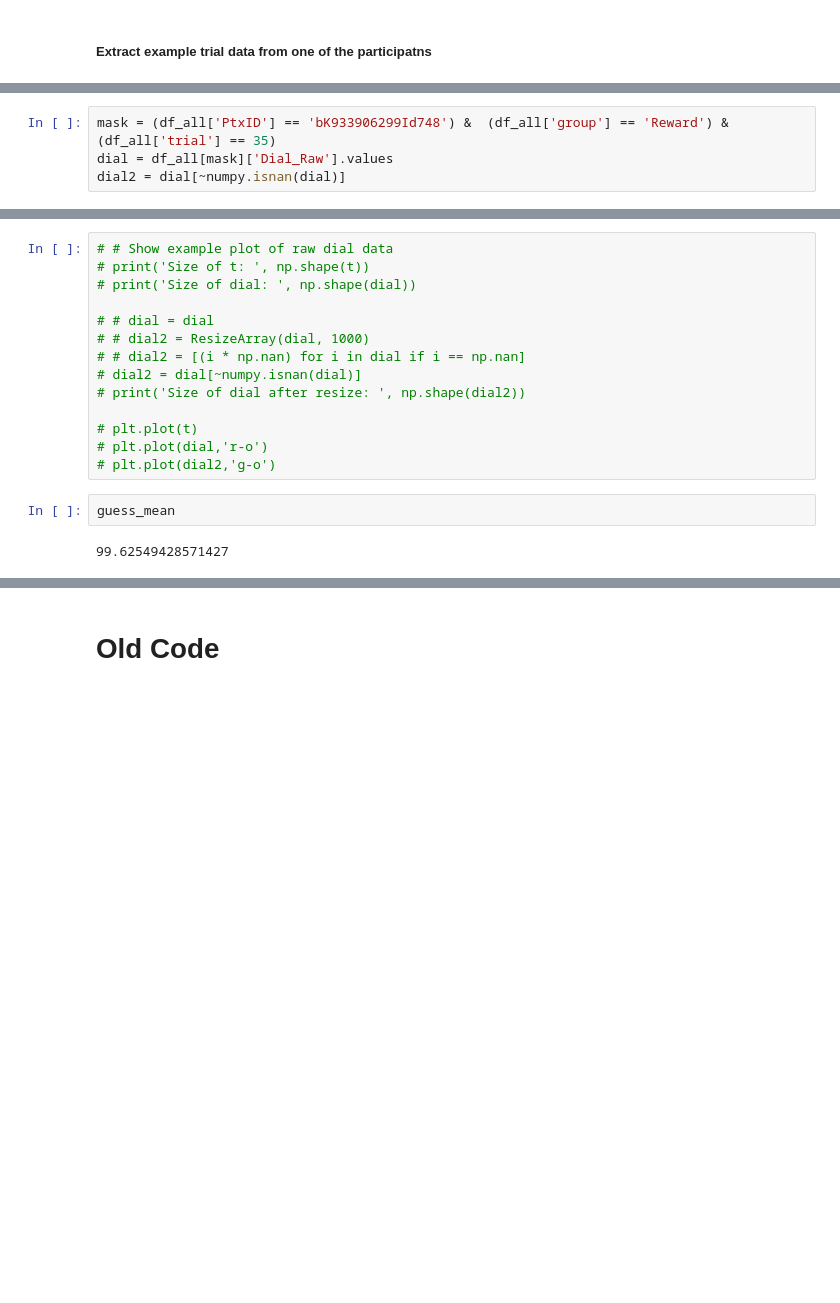
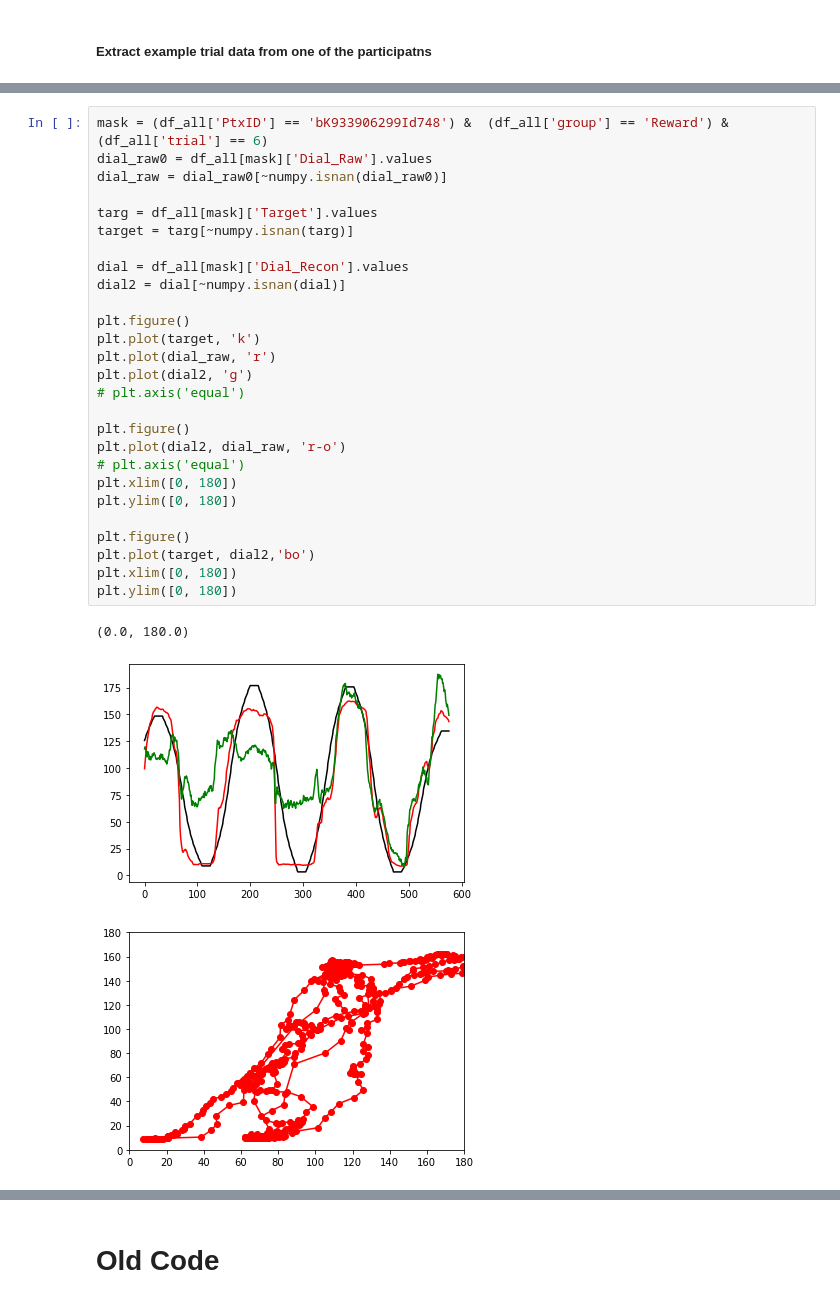
Before and after one commit to DiarKarim/SubEscape, a Jupyter notebook: SubEscape_Data_Analysis/SubEsc_Analysis.ipynb, the cells around one changed output, grey strips where cells are left out. Cells and saved outputs as stored; diff of their text form; blank space fills up the shorter version.

```diff
--- a/SubEscape_Data_Analysis/SubEsc_Analysis.ipynb
+++ b/SubEscape_Data_Analysis/SubEsc_Analysis.ipynb
@@ -494,4 +501,31 @@ import pylab as plt
 # %%
-mask = (df_all['PtxID'] == 'bK933906299Id748') &  (df_all['group'] == 'Reward') &  (df_all['trial'] == 35)
-dial = df_all[mask]['Dial_Raw'].values
+mask = (df_all['PtxID'] == 'bK933906299Id748') &  (df_all['group'] == 'Reward') &  (df_all['trial'] == 6)
+dial_raw0 = df_all[mask]['Dial_Raw'].values
+dial_raw = dial_raw0[~numpy.isnan(dial_raw0)]
+
+targ = df_all[mask]['Target'].values
+target = targ[~numpy.isnan(targ)]
+
+dial = df_all[mask]['Dial_Recon'].values
 dial2 = dial[~numpy.isnan(dial)]
+
+plt.figure()
+plt.plot(target, 'k')
+plt.plot(dial_raw, 'r')
+plt.plot(dial2, 'g')
+# plt.axis('equal')
+
+plt.figure()
+plt.plot(dial2, dial_raw, 'r-o')
+# plt.axis('equal')
+plt.xlim([0, 180])
+plt.ylim([0, 180])
+
+plt.figure()
+plt.plot(target, dial2,'bo')
+plt.xlim([0, 180])
+plt.ylim([0, 180])
+# %% [output]
+(0.0, 180.0)
+[figure, added]
+[figure, added]
@@ -498,18 +532,0 @@ dial2 = dial[~numpy.isnan(dial)]
-# %%
-# # Show example plot of raw dial data
-# print('Size of t: ', np.shape(t))
-# print('Size of dial: ', np.shape(dial))
-
-# # dial = dial
-# # dial2 = ResizeArray(dial, 1000)
-# # dial2 = [(i * np.nan) for i in dial if i == np.nan]
-# dial2 = dial[~numpy.isnan(dial)]
-# print('Size of dial after resize: ', np.shape(dial2))
-
-# plt.plot(t)
-# plt.plot(dial,'r-o')
-# plt.plot(dial2,'g-o')
-# %%
-guess_mean
-# %% [output]
-99.62549428571427
```
Also changed, not shown: parts of 10 cells of this notebook, 2 other files.
